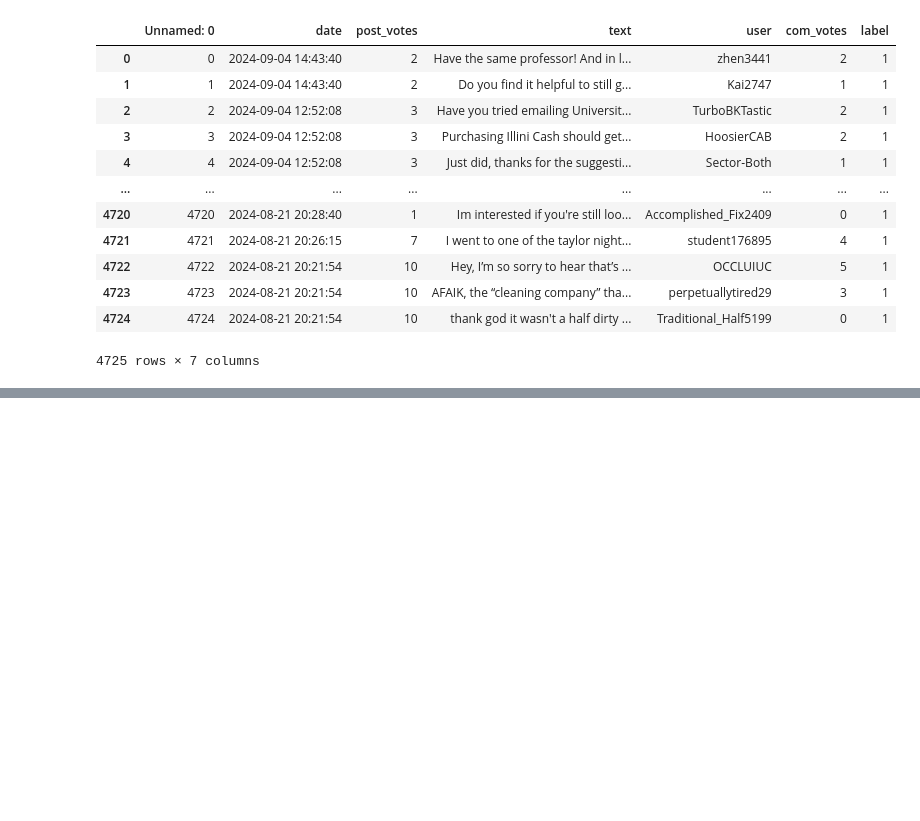
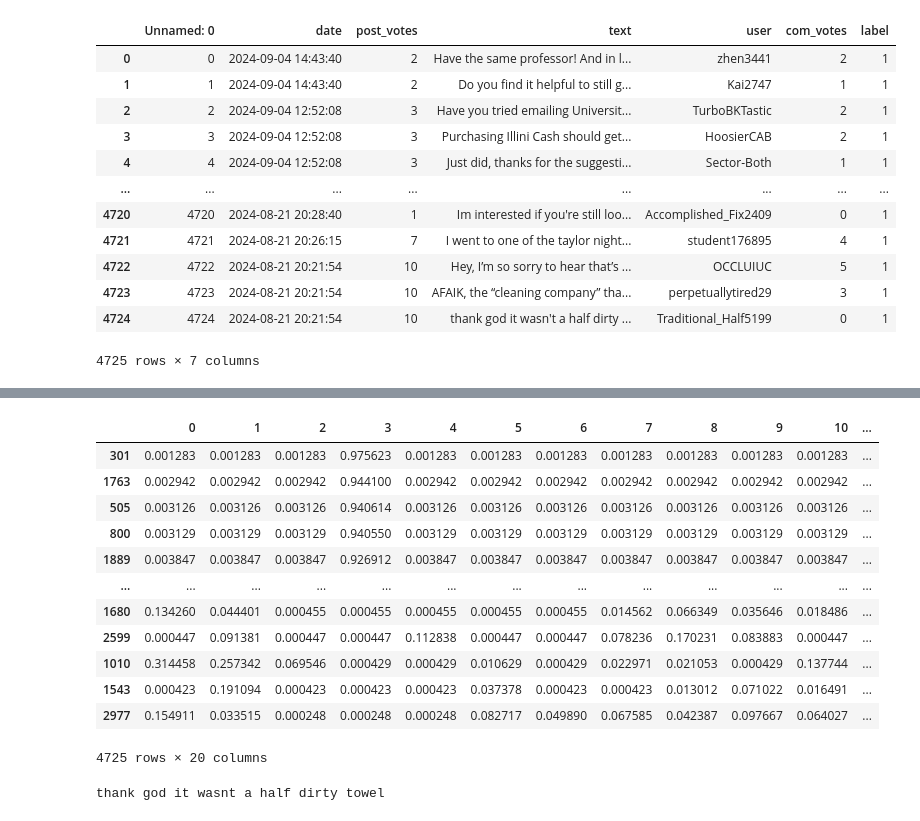
Before and after one commit to EyesLikeStar/project1-counting-words, a Jupyter notebook: project1.ipynb, the cells around one changed output, grey strips where cells are left out. Cells and saved outputs as stored; diff of their text form; code cells hidden in the pictures; blank space fills up the shorter version.

```diff
--- a/project1.ipynb
+++ b/project1.ipynb
@@ -484,0 +429,16 @@ LookupError:
+# %%
+def clean(text):
+    text = text.lower()
+    text = ''.join([char for char in text if char.isalpha() or char.isspace()])
+    text = ' '.join(text.split())
+    return text
+uiuc["text"] = uiuc["text"].apply(clean)
+from gensim import corpora
+from gensim.models import LdaModel
+from gensim.matutils import Sparse2Corpus
+
+corpus = Sparse2Corpus(bag_of_wordsuiuc, documents_columns=False)
+id2word = dict((v, k) for k, v in vectorizer.vocabulary_.items())
+lda_model = LdaModel(corpus=corpus, id2word=id2word, num_topics=20)
+
+lda_model.print_topics()
@@ -484,0 +463,7 @@ LookupError:
+# %%
+import textwrap
+
+pd.set_option('display.max_colwidth', None)
+toprint=uiuc["text"][10]
+wrapped_string = textwrap.fill(toprint, width=80)
+print(wrapped_string)
@@ -484,0 +495,34 @@ LookupError:
+# %%
+models=lda_model.get_document_topics(corpus, minimum_probability=0)
+rows=[]
+for i in range(len(models)):
+    row=[]
+    for m in models[i]:
+        row.append(m[1])
+    rows.append(row)
+
+topic_df=pd.DataFrame(rows)
+topic_df.sort_values(3, ascending=False)
+# %% [output]
+|  | 0 | 1 | 2 | 3 | 4 | 5 | 6 | 7 | 8 | 9 | 10 | ... |
+| 301 | 0.001283 | 0.001283 | 0.001283 | 0.975623 | 0.001283 | 0.001283 | 0.001283 | 0.001283 | 0.001283 | 0.001283 | 0.001283 | ... |
+| 1763 | 0.002942 | 0.002942 | 0.002942 | 0.944100 | 0.002942 | 0.002942 | 0.002942 | 0.002942 | 0.002942 | 0.002942 | 0.002942 | ... |
+| 505 | 0.003126 | 0.003126 | 0.003126 | 0.940614 | 0.003126 | 0.003126 | 0.003126 | 0.003126 | 0.003126 | 0.003126 | 0.003126 | ... |
+| 800 | 0.003129 | 0.003129 | 0.003129 | 0.940550 | 0.003129 | 0.003129 | 0.003129 | 0.003129 | 0.003129 | 0.003129 | 0.003129 | ... |
+| 1889 | 0.003847 | 0.003847 | 0.003847 | 0.926912 | 0.003847 | 0.003847 | 0.003847 | 0.003847 | 0.003847 | 0.003847 | 0.003847 | ... |
+| ... | ... | ... | ... | ... | ... | ... | ... | ... | ... | ... | ... | ... |
+| 1680 | 0.134260 | 0.044401 | 0.000455 | 0.000455 | 0.000455 | 0.000455 | 0.000455 | 0.014562 | 0.066349 | 0.035646 | 0.018486 | ... |
+| 2599 | 0.000447 | 0.091381 | 0.000447 | 0.000447 | 0.112838 | 0.000447 | 0.000447 | 0.078236 | 0.170231 | 0.083883 | 0.000447 | ... |
+| 1010 | 0.314458 | 0.257342 | 0.069546 | 0.000429 | 0.000429 | 0.010629 | 0.000429 | 0.022971 | 0.021053 | 0.000429 | 0.137744 | ... |
+| 1543 | 0.000423 | 0.191094 | 0.000423 | 0.000423 | 0.000423 | 0.037378 | 0.000423 | 0.000423 | 0.013012 | 0.071022 | 0.016491 | ... |
+| 2977 | 0.154911 | 0.033515 | 0.000248 | 0.000248 | 0.000248 | 0.082717 | 0.049890 | 0.067585 | 0.042387 | 0.097667 | 0.064027 | ... |
+4725 rows × 20 columns
+# %%
+import textwrap
+
+pd.set_option('display.max_colwidth', None)
+toprint=uiuc["text"][4724]
+wrapped_string = textwrap.fill(toprint, width=80)
+print(wrapped_string)
+# %% [output]
+thank god it wasnt a half dirty towel
```
Also changed, not shown: parts of 15 cells of this notebook.
